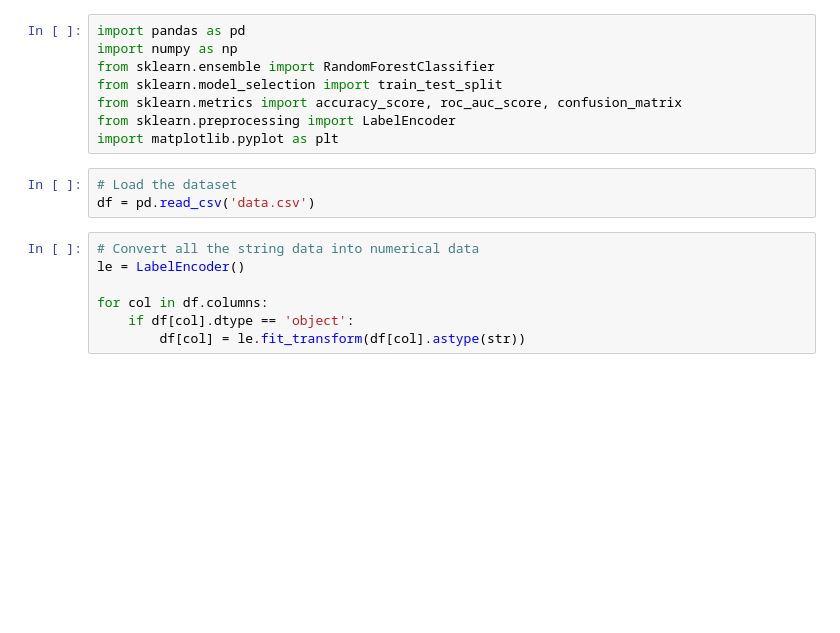
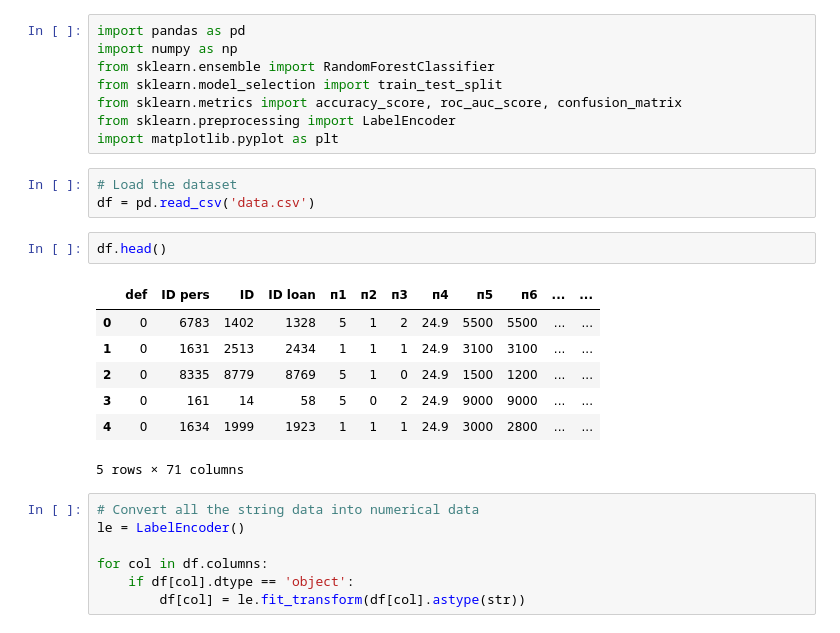
Before and after one commit to CodyLikeSo/default_levels, a Jupyter notebook: forest.ipynb, the cells around one changed output. Cells and saved outputs as stored; diff of their text form; blank space fills up the shorter version.

```diff
--- a/forest.ipynb
+++ b/forest.ipynb
@@ -9,6 +9,16 @@ import matplotlib.pyplot as plt
 # %%
 # Load the dataset
 df = pd.read_csv('data.csv')
+# %%
+df.head()
+# %% [output]
+|  | def | ID pers | ID | ID loan | п1 | п2 | п3 | п4 | п5 | п6 | ... | ... |
+| 0 | 0 | 6783 | 1402 | 1328 | 5 | 1 | 2 | 24.9 | 5500 | 5500 | ... | ... |
+| 1 | 0 | 1631 | 2513 | 2434 | 1 | 1 | 1 | 24.9 | 3100 | 3100 | ... | ... |
+| 2 | 0 | 8335 | 8779 | 8769 | 5 | 1 | 0 | 24.9 | 1500 | 1200 | ... | ... |
+| 3 | 0 | 161 | 14 | 58 | 5 | 0 | 2 | 24.9 | 9000 | 9000 | ... | ... |
+| 4 | 0 | 1634 | 1999 | 1923 | 1 | 1 | 1 | 24.9 | 3000 | 2800 | ... | ... |
+5 rows × 71 columns
 # %%
 # Convert all the string data into numerical data
 le = LabelEncoder()
```
Also changed, not shown: 5 other files.
